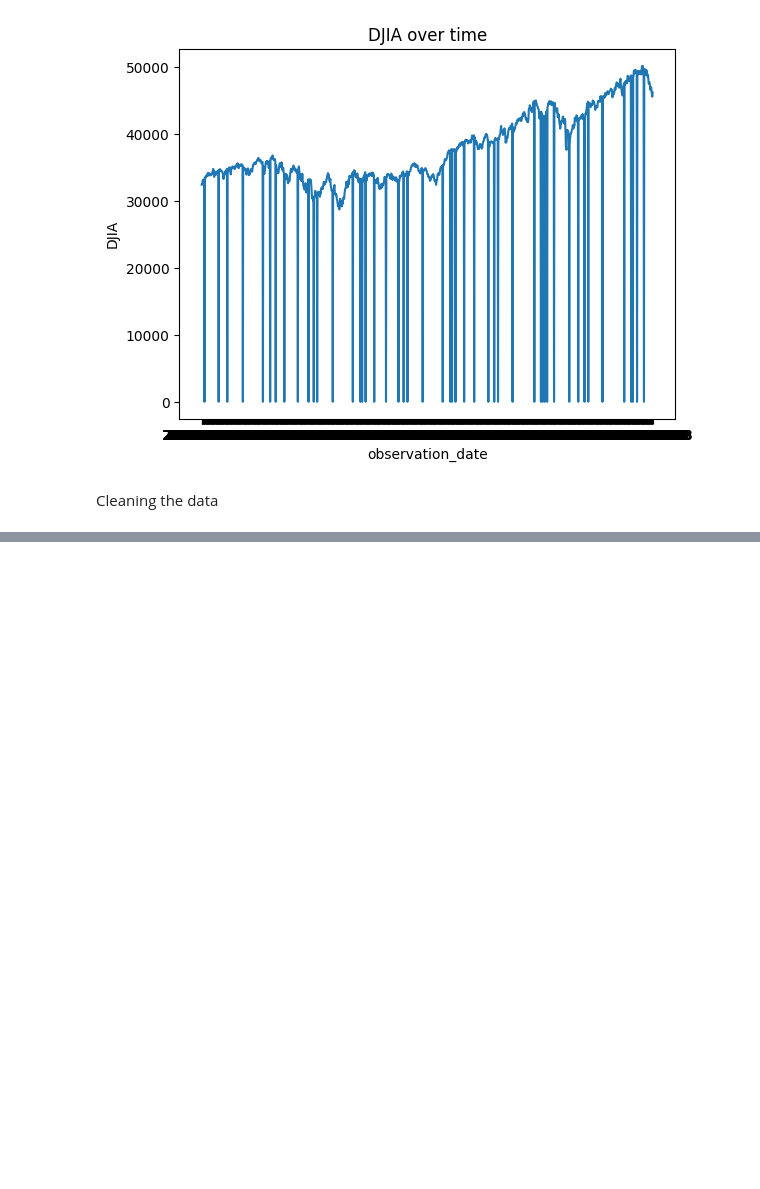
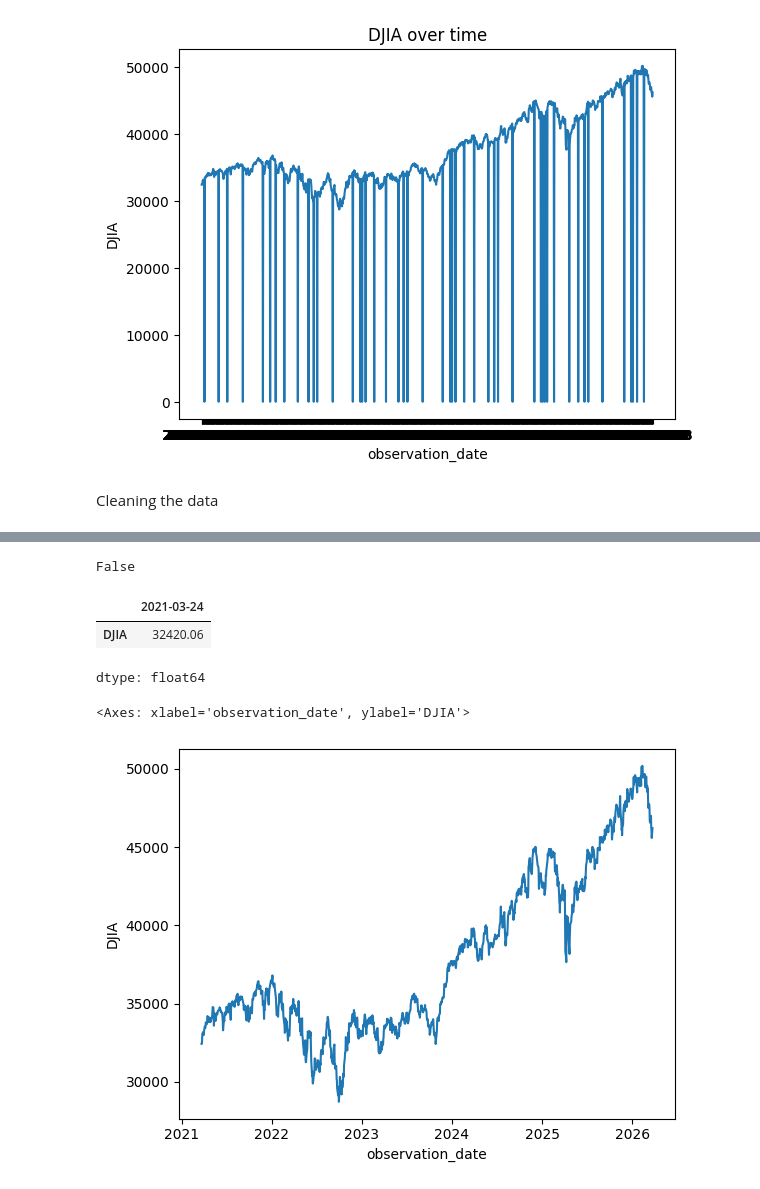
Before and after one commit to huiying8888/data-analytics, a Jupyter notebook: DowJonesAnalysis.ipynb, the cells around one changed output, grey strips where cells are left out. Cells and saved outputs as stored; diff of their text form; code cells hidden in the pictures; blank space fills up the shorter version.

```diff
--- a/DowJonesAnalysis.ipynb
+++ b/DowJonesAnalysis.ipynb
@@ -54,5 +56,5 @@ Cleaning the data
 # %%
 print(len(df))
 print(len(df.dropna(axis=0)))
-df.dropna(axis=1, thresh=10)
+df.dropna(axis=0,  inplace = True)
 # %% [output]
@@ -93,0 +112,17 @@ df
+# %%
+df["DJIA"].is_unique
+# %% [output]
+False
+# %%
+df.loc["2021-03-24"]
+# %% [output]
+|  | 2021-03-24 |
+| DJIA | 32420.06 |
+dtype: float64
+# %%
+df.index = pd.to_datetime(df.index)
+# %%
+sns.lineplot(df, x=df.index, y="DJIA")
+# %% [output]
+<Axes: xlabel='observation_date', ylabel='DJIA'>
+[figure, added]
```
Also changed, not shown: parts of 7 cells of this notebook.
